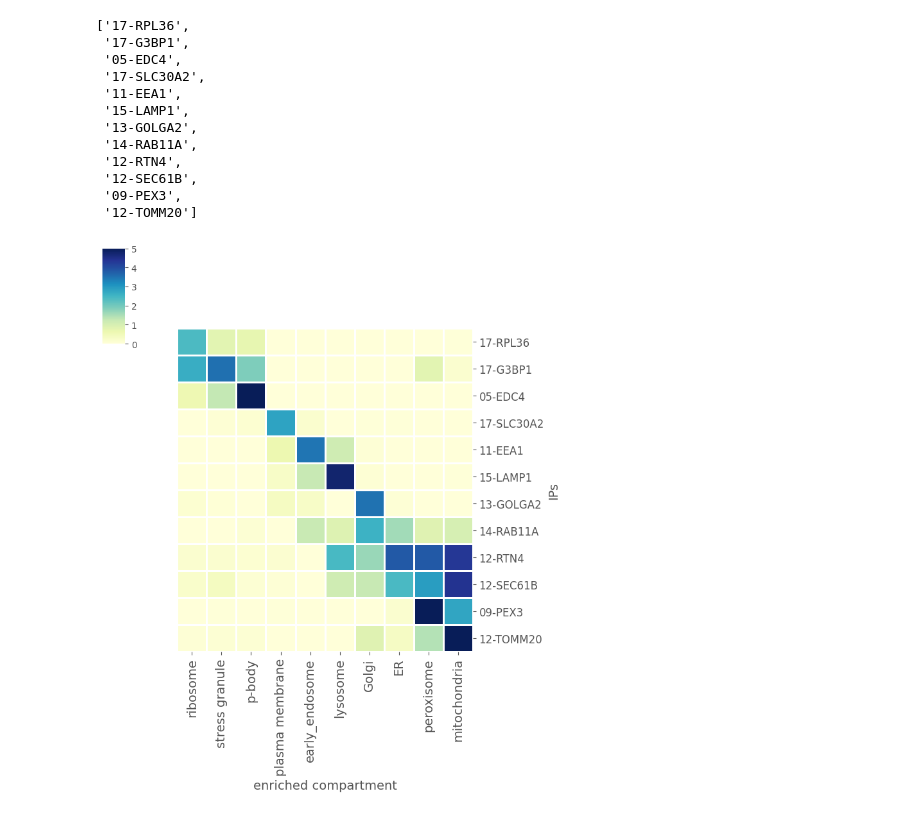
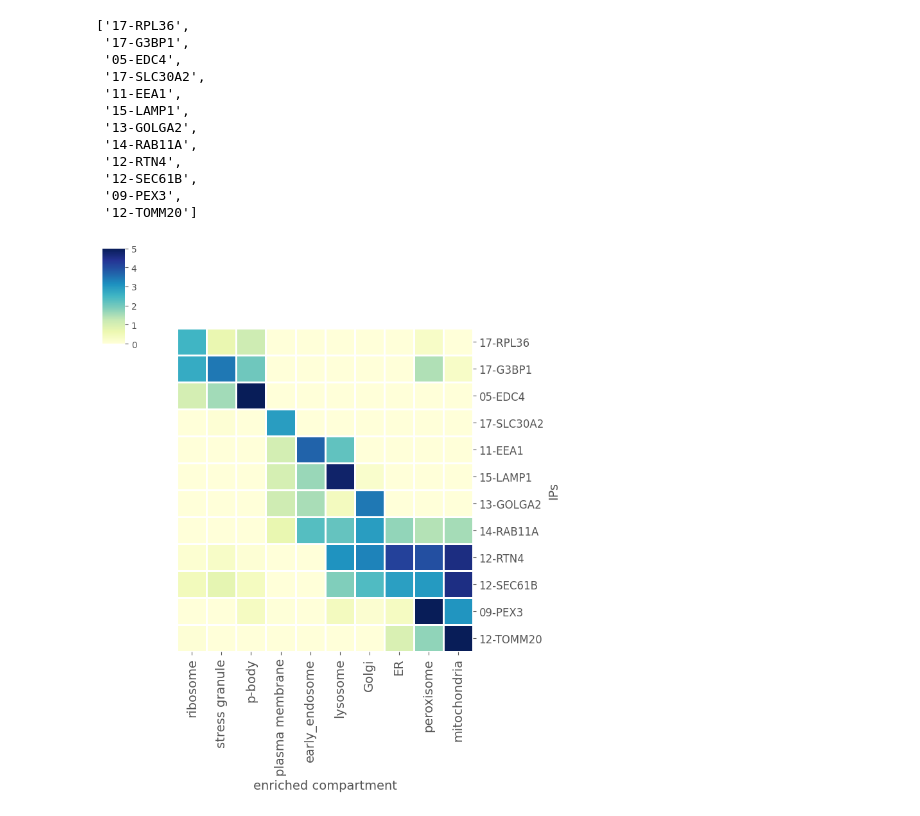
Before and after one commit to czbiohub-sf/Organelle_IP_analyses_and_figures, a Jupyter notebook: notebooks/Fig1/panel_L/Fig1_L_heatmap.ipynb, the cells around one changed output. Cells and saved outputs as stored; diff of their text form; code cells hidden in the pictures.

```diff
--- a/notebooks/Fig1/panel_L/Fig1_L_heatmap.ipynb
+++ b/notebooks/Fig1/panel_L/Fig1_L_heatmap.ipynb
@@ -117,12 +133,14 @@ samples = sorted([i for i in enrichment.columns if i.startswith(("0", "1", "2",
 # %%
 enrichment_masked = enrichment.copy()
 
-for col in samples:
-    mask = pval[col] < 1.301  # set the values to 0 if pval > 0.05
-    enrichment_masked.loc[mask, col] = 0  # set the values to NA if pval > 0.05
+# uncomment the following lines to enable p-value filtering and negative enrichment filtering
 
-    mask2 = enrichment[col] < 0
-    enrichment_masked.loc[mask2, col] = 0  # set the values to 0 if enrichment < 0
+# for col in samples:
+#     mask = pval[col] < 1.301  # set the values to 0 if pval > 0.05
+#     enrichment_masked.loc[mask, col] = 0  # set the values to NA if pval > 0.05
+
+#     mask2 = enrichment[col] < 0
+#     enrichment_masked.loc[mask2, col] = 0  # set the values to 0 if enrichment < 0
 # %% [markdown]
 ### Subset the dataframe to only include ground truth genes
 # %%
@@ -260,18 +278,19 @@ df_plot = df_plot.loc[sample_order]
 # %%
 df_plot.fillna(0, inplace=True)
 g = sns.clustermap(
     df_plot,
     figsize=(7, 8.25), col_cluster=False, row_cluster=False, standard_scale=None,
     #z_score=0,  # 0 means row-wise z-score,
     vmax = 5, # clip values above 5
-    cmap="YlGnBu", linecolor="white", linewidths=1,
+    vmin = 0, # clip values below 0
+    cmap="YlGnBu", linecolor="white", linewidths=2,
 )
 g.ax_heatmap.set_xticklabels(g.ax_heatmap.get_xmajorticklabels(), fontsize=14)
 g.ax_heatmap.set_yticklabels(g.ax_heatmap.get_ymajorticklabels(), fontsize=12)
 g.ax_heatmap.set_xlabel("enriched compartment", fontsize=14)
 g.ax_heatmap.set_ylabel("IPs", fontsize=14)
 
 plt.savefig(os.path.join(output_dir, "co-enrichment.pdf"), bbox_inches="tight")
 plt.savefig(os.path.join(output_dir, "co-enrichment.svg"), bbox_inches="tight")
 # %% [output]
-[figure, old version]
+[figure, new version]
```
Also changed, not shown: parts of 1 cell of this notebook.
